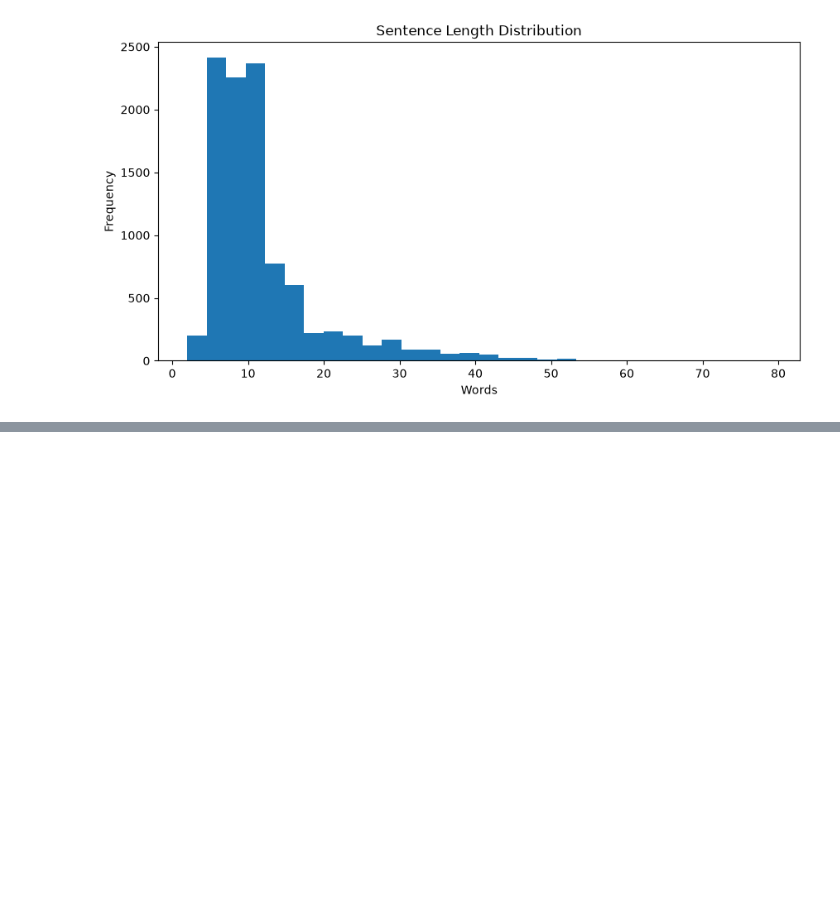
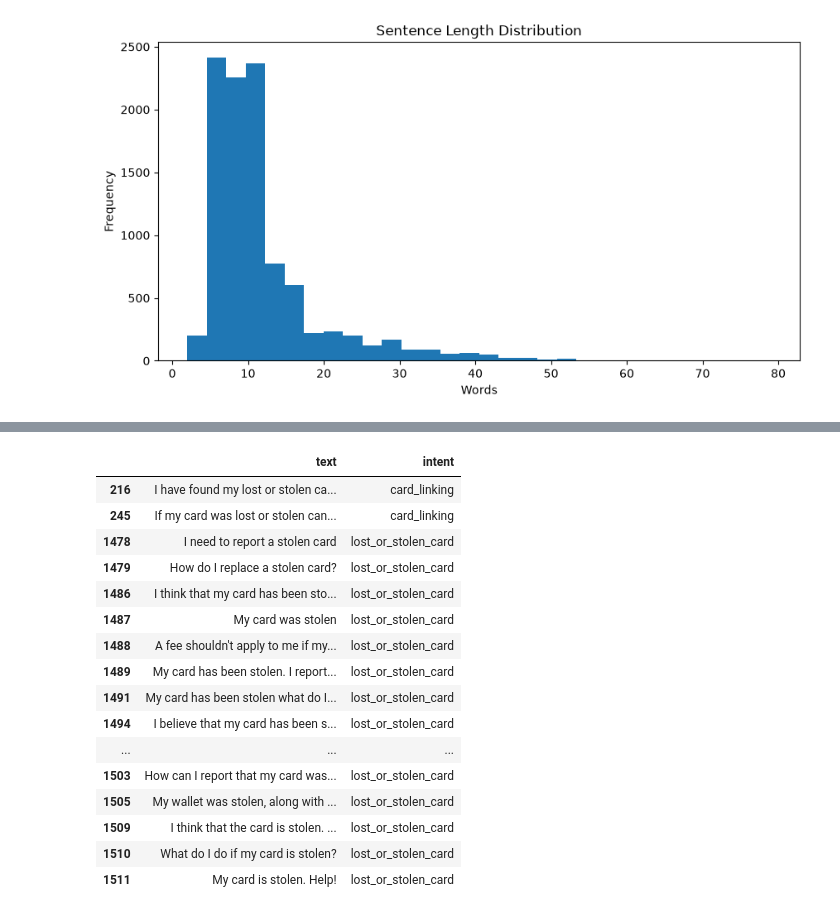
Before and after one commit to Anshul15970/IntentIQ, a Jupyter notebook: notebooks/02_exploratory_data_analysis.ipynb, the cells around one changed output, grey strips where cells are left out. Saved outputs shown, nothing was run; the diff lists cells and outputs as text; code cells hidden in the pictures; blank space fills up the shorter version.

```diff
--- a/notebooks/02_exploratory_data_analysis.ipynb
+++ b/notebooks/02_exploratory_data_analysis.ipynb
@@ -128,0 +174,20 @@ plt.show()
+# %%
+df[df["text"].str.contains("stolen", case=False)][["text", "intent"]].head(20)
+# %% [output]
+|  | text | intent |
+| 216 | I have found my lost or stolen ca... | card_linking |
+| 245 | If my card was lost or stolen can... | card_linking |
+| 1478 | I need to report a stolen card | lost_or_stolen_card |
+| 1479 | How do I replace a stolen card? | lost_or_stolen_card |
+| 1486 | I think that my card has been sto... | lost_or_stolen_card |
+| 1487 | My card was stolen | lost_or_stolen_card |
+| 1488 | A fee shouldn't apply to me if my... | lost_or_stolen_card |
+| 1489 | My card has been stolen. I report... | lost_or_stolen_card |
+| 1491 | My card has been stolen what do I... | lost_or_stolen_card |
+| 1494 | I believe that my card has been s... | lost_or_stolen_card |
+| ... | ... | ... |
+| 1503 | How can I report that my card was... | lost_or_stolen_card |
+| 1505 | My wallet was stolen, along with ... | lost_or_stolen_card |
+| 1509 | I think that the card is stolen. ... | lost_or_stolen_card |
+| 1510 | What do I do if my card is stolen? | lost_or_stolen_card |
+| 1511 | My card is stolen. Help! | lost_or_stolen_card |
```
Also changed, not shown: parts of 4 cells of this notebook, 14 other files.
